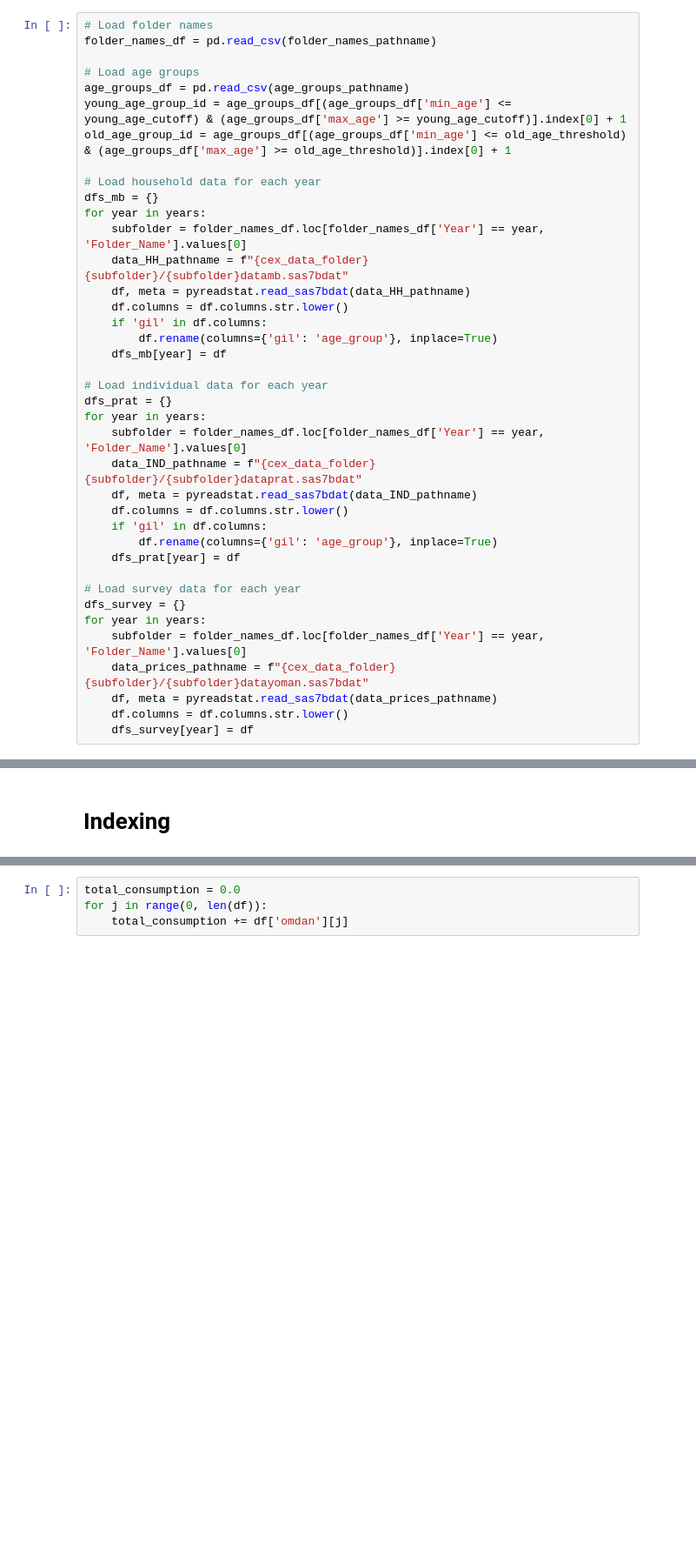
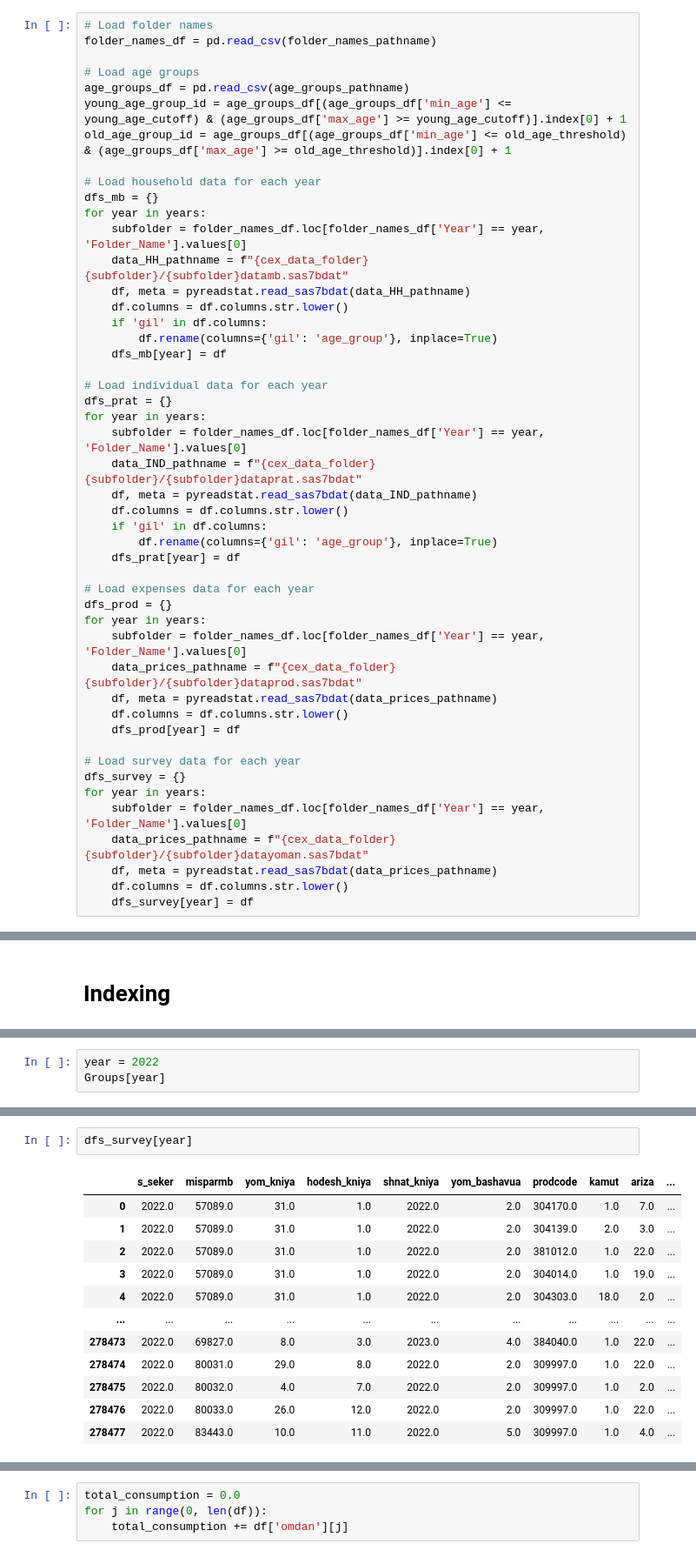
Before and after one commit to roykisluk/Inflation-Heterogeneity, a Jupyter notebook: Main.ipynb, the cells around one changed output, grey strips where cells are left out. Shown at 87% size. Saved outputs shown, nothing was run; the diff lists cells and outputs as text; blank space fills up the shorter version.

```diff
--- a/Main.ipynb
+++ b/Main.ipynb
@@ -66,6 +66,15 @@ for year in years:
         df.rename(columns={'gil': 'age_group'}, inplace=True)
     dfs_prat[year] = df
 
+# Load expenses data for each year
+dfs_prod = {}
+for year in years:
+    subfolder = folder_names_df.loc[folder_names_df['Year'] == year, 'Folder_Name'].values[0]
+    data_prices_pathname = f"{cex_data_folder}{subfolder}/{subfolder}dataprod.sas7bdat"
+    df, meta = pyreadstat.read_sas7bdat(data_prices_pathname)
+    df.columns = df.columns.str.lower()
+    dfs_prod[year] = df
+
 # Load survey data for each year
 dfs_survey = {}
 for year in years:
@@ -145,0 +217,3 @@ plt.show()
+# %%
+year = 2022
+Groups[year]
@@ -145,0 +234,15 @@ plt.show()
+# %%
+dfs_survey[year]
+# %% [output]
+|  | s_seker | misparmb | yom_kniya | hodesh_kniya | shnat_kniya | yom_bashavua | prodcode | kamut | ariza | ... |
+| 0 | 2022.0 | 57089.0 | 31.0 | 1.0 | 2022.0 | 2.0 | 304170.0 | 1.0 | 7.0 | ... |
+| 1 | 2022.0 | 57089.0 | 31.0 | 1.0 | 2022.0 | 2.0 | 304139.0 | 2.0 | 3.0 | ... |
+| 2 | 2022.0 | 57089.0 | 31.0 | 1.0 | 2022.0 | 2.0 | 381012.0 | 1.0 | 22.0 | ... |
+| 3 | 2022.0 | 57089.0 | 31.0 | 1.0 | 2022.0 | 2.0 | 304014.0 | 1.0 | 19.0 | ... |
+| 4 | 2022.0 | 57089.0 | 31.0 | 1.0 | 2022.0 | 2.0 | 304303.0 | 18.0 | 2.0 | ... |
+| ... | ... | ... | ... | ... | ... | ... | ... | ... | ... | ... |
+| 278473 | 2022.0 | 69827.0 | 8.0 | 3.0 | 2023.0 | 4.0 | 384040.0 | 1.0 | 22.0 | ... |
+| 278474 | 2022.0 | 80031.0 | 29.0 | 8.0 | 2022.0 | 2.0 | 309997.0 | 1.0 | 22.0 | ... |
+| 278475 | 2022.0 | 80032.0 | 4.0 | 7.0 | 2022.0 | 2.0 | 309997.0 | 1.0 | 2.0 | ... |
+| 278476 | 2022.0 | 80033.0 | 26.0 | 12.0 | 2022.0 | 2.0 | 309997.0 | 1.0 | 22.0 | ... |
+| 278477 | 2022.0 | 83443.0 | 10.0 | 11.0 | 2022.0 | 5.0 | 309997.0 | 1.0 | 4.0 | ... |
```
Also changed, not shown: parts of 6 cells of this notebook, 2 other files.
